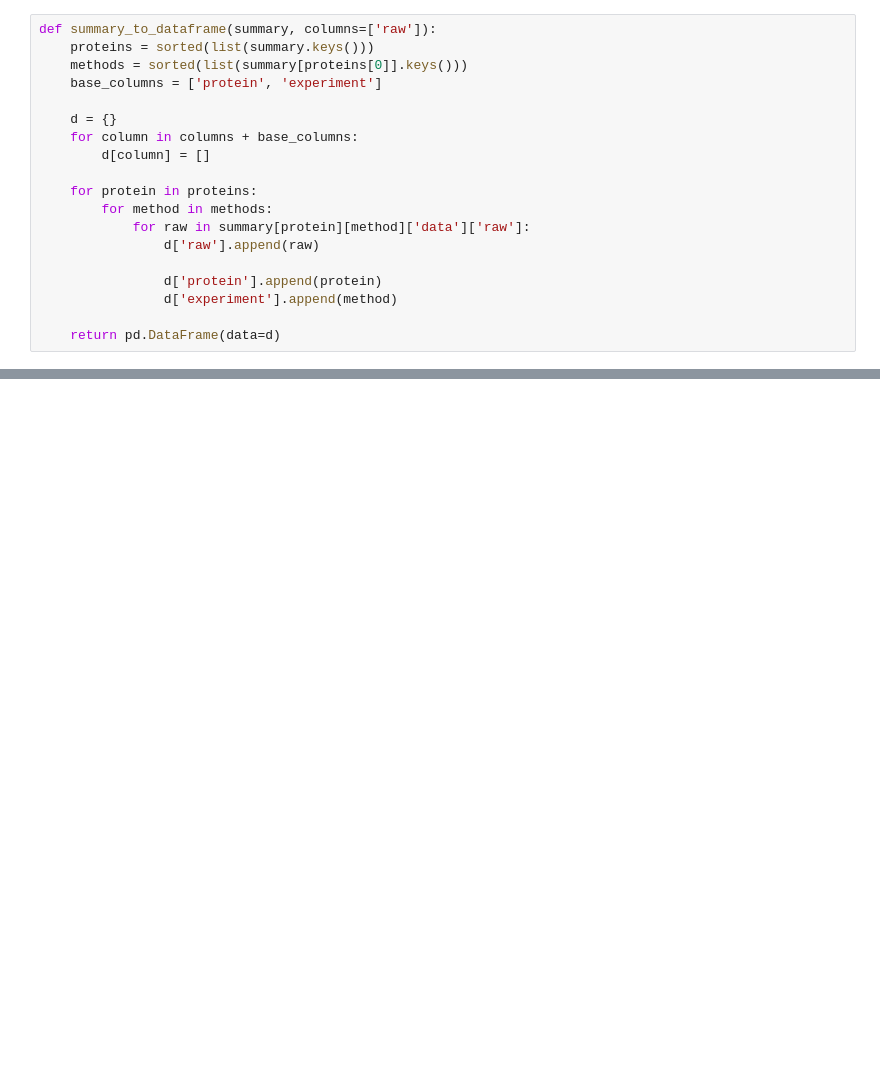
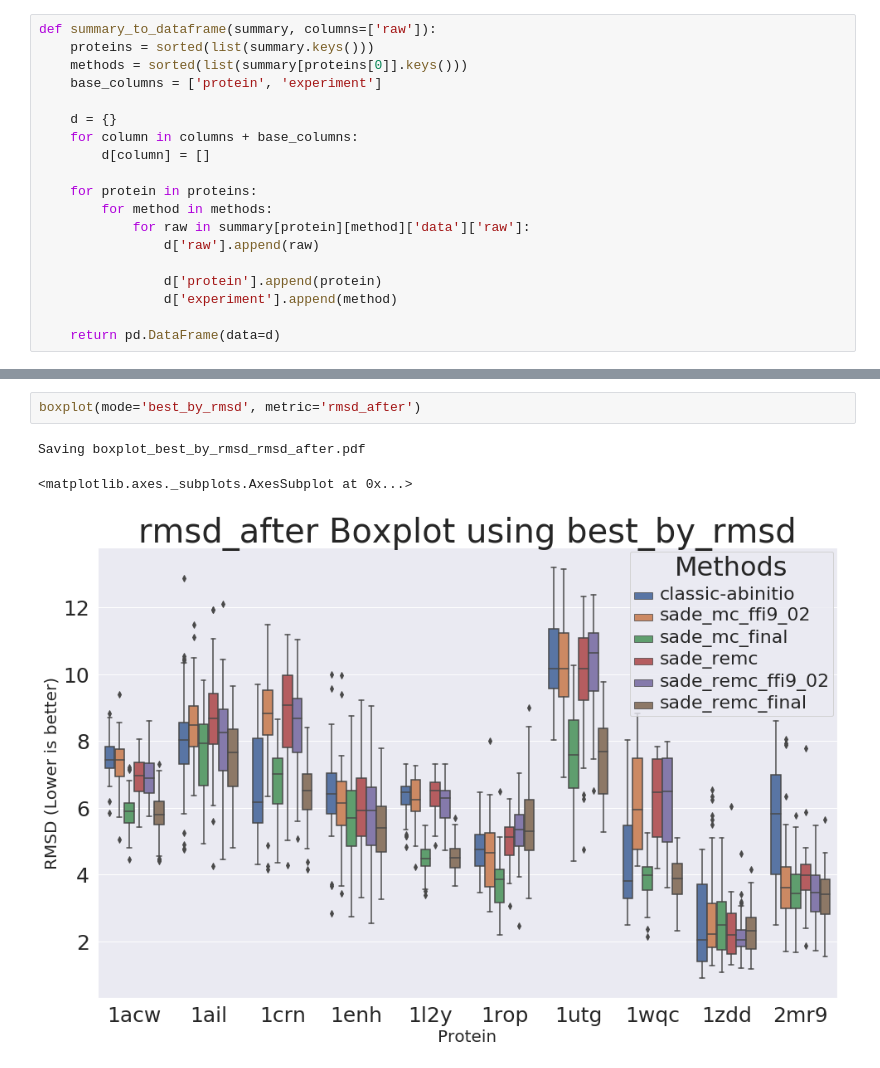
Before and after one commit to h3nnn4n/protein-prediction-framework, a Jupyter notebook: tools/notebooks/analysis/Data Analysis - Boxplot.ipynb, the cells around one changed output, grey strips where cells are left out. Cells and saved outputs as stored; diff of their text form; blank space fills up the shorter version.

```diff
--- a/tools/notebooks/analysis/Data Analysis - Boxplot.ipynb
+++ b/tools/notebooks/analysis/Data Analysis - Boxplot.ipynb
@@ -108,3 +136,9 @@ def boxplot(mode='best_by_rmsd', metric='rmsd_before'):
 
     return plot
+# %%
+boxplot(mode='best_by_rmsd', metric='rmsd_after')
+# %% [output]
+Saving boxplot_best_by_rmsd_rmsd_after.pdf
+<matplotlib.axes._subplots.AxesSubplot at 0x...>
+[figure, added]
 # %%
```
Also changed, not shown: parts of 6 cells of this notebook, 8 other files.
